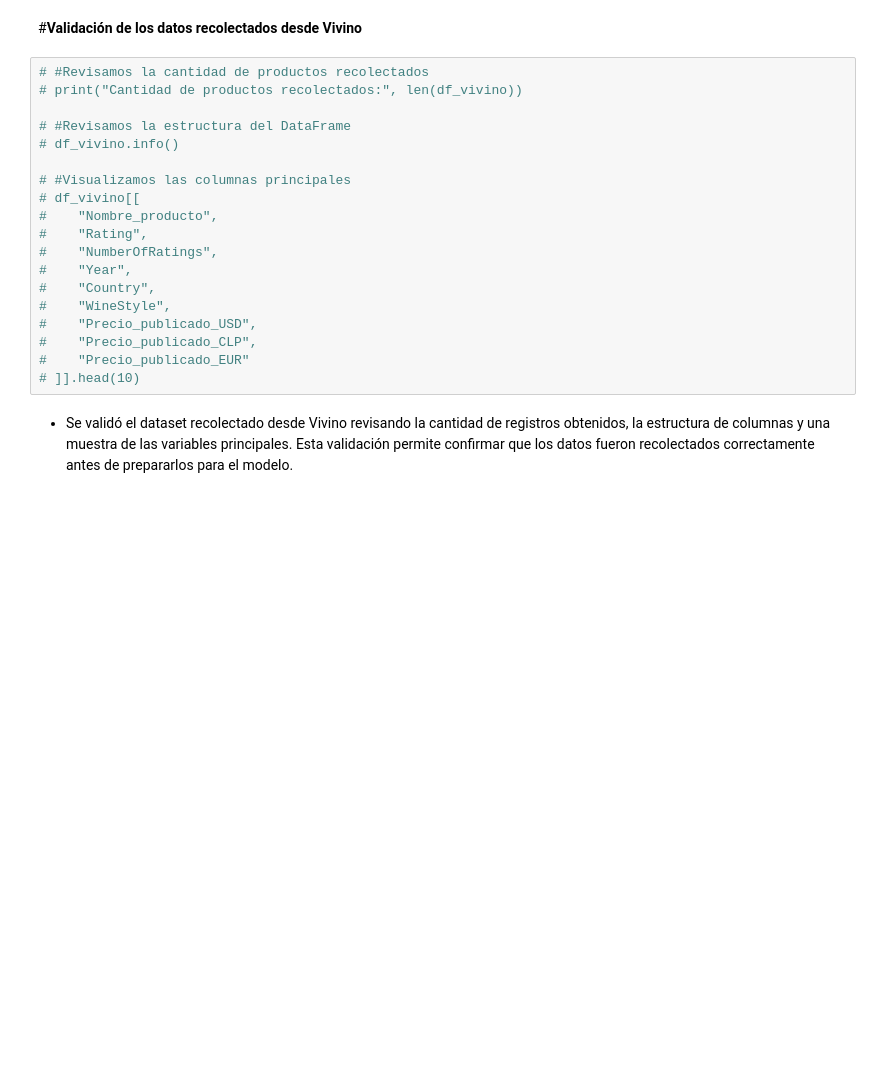
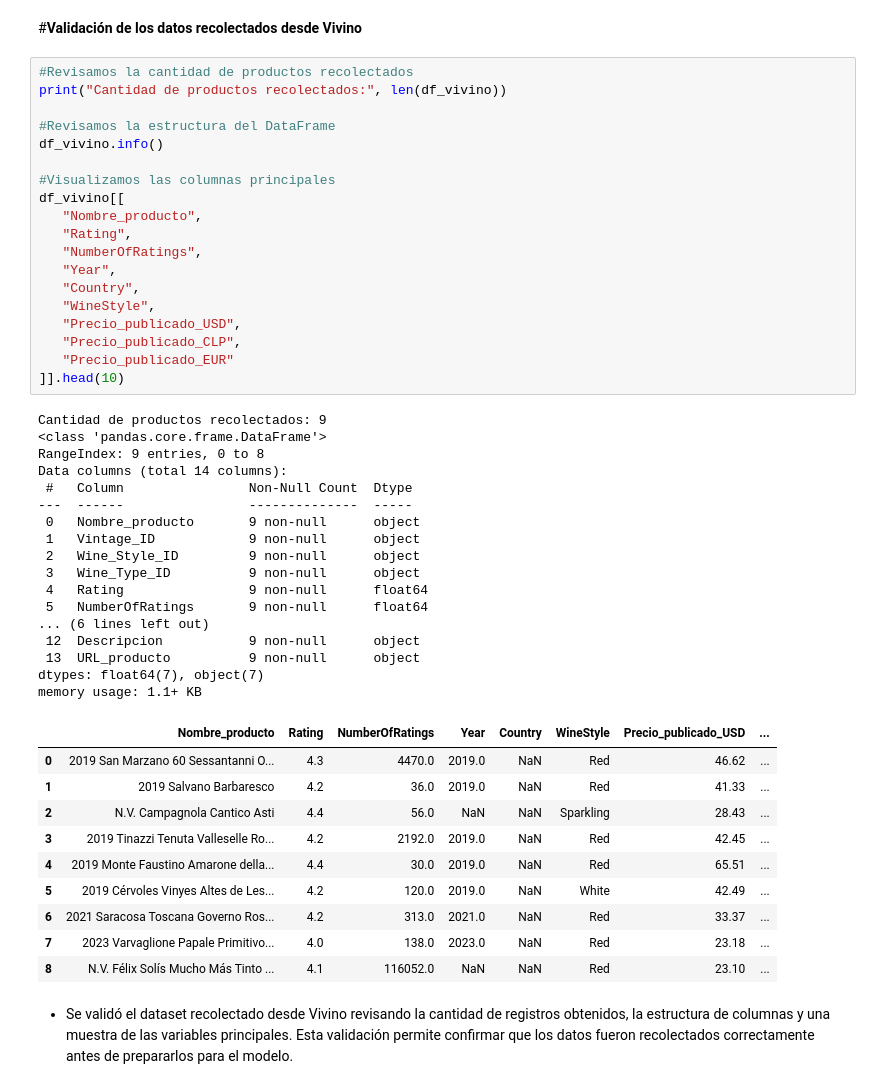
Before and after one commit to Danae-Munoz/Analisis_Data_Mineria-de-datos, a Jupyter notebook: Evaluación_3_Copia_Danae_Muñoz.ipynb, the cells around one changed output. Drawn from its saved outputs; the diff is of its cells as text; blank space fills up the shorter version.

```diff
--- a/Evaluación_3_Copia_Danae_Muñoz.ipynb
+++ b/Evaluación_3_Copia_Danae_Muñoz.ipynb
@@ -1215,24 +843,52 @@ Total de productos recolectados desde Vivino: 10
 # %% [markdown]
 #**Validación de los datos recolectados desde Vivino**
 # %%
-# #Revisamos la cantidad de productos recolectados
-# print("Cantidad de productos recolectados:", len(df_vivino))
+#Revisamos la cantidad de productos recolectados
+print("Cantidad de productos recolectados:", len(df_vivino))
 
-# #Revisamos la estructura del DataFrame
-# df_vivino.info()
+#Revisamos la estructura del DataFrame
+df_vivino.info()
 
-# #Visualizamos las columnas principales
-# df_vivino[[
-#    "Nombre_producto",
-#    "Rating",
-#    "NumberOfRatings",
-#    "Year",
-#    "Country",
-#    "WineStyle",
-#    "Precio_publicado_USD",
-#    "Precio_publicado_CLP",
-#    "Precio_publicado_EUR"
-# ]].head(10)
+#Visualizamos las columnas principales
+df_vivino[[
+   "Nombre_producto",
+   "Rating",
+   "NumberOfRatings",
+   "Year",
+   "Country",
+   "WineStyle",
+   "Precio_publicado_USD",
+   "Precio_publicado_CLP",
+   "Precio_publicado_EUR"
+]].head(10)
+# %% [output]
+Cantidad de productos recolectados: 9
+<class 'pandas.core.frame.DataFrame'>
+RangeIndex: 9 entries, 0 to 8
+Data columns (total 14 columns):
+ #   Column                Non-Null Count  Dtype
+---  ------                --------------  -----
+ 0   Nombre_producto       9 non-null      object
+ 1   Vintage_ID            9 non-null      object
+ 2   Wine_Style_ID         9 non-null      object
+ 3   Wine_Type_ID          9 non-null      object
+ 4   Rating                9 non-null      float64
+ 5   NumberOfRatings       9 non-null      float64
+... (6 lines left out)
+ 12  Descripcion           9 non-null      object
+ 13  URL_producto          9 non-null      object
+dtypes: float64(7), object(7)
+memory usage: 1.1+ KB
+|  | Nombre_producto | Rating | NumberOfRatings | Year | Country | WineStyle | Precio_publicado_USD | ... |
+| 0 | 2019 San Marzano 60 Sessantanni O... | 4.3 | 4470.0 | 2019.0 | NaN | Red | 46.62 | ... |
+| 1 | 2019 Salvano Barbaresco | 4.2 | 36.0 | 2019.0 | NaN | Red | 41.33 | ... |
+| 2 | N.V. Campagnola Cantico Asti | 4.4 | 56.0 | NaN | NaN | Sparkling | 28.43 | ... |
+| 3 | 2019 Tinazzi Tenuta Valleselle Ro... | 4.2 | 2192.0 | 2019.0 | NaN | Red | 42.45 | ... |
+| 4 | 2019 Monte Faustino Amarone della... | 4.4 | 30.0 | 2019.0 | NaN | Red | 65.51 | ... |
+| 5 | 2019 Cérvoles Vinyes Altes de Les... | 4.2 | 120.0 | 2019.0 | NaN | White | 42.49 | ... |
+| 6 | 2021 Saracosa Toscana Governo Ros... | 4.2 | 313.0 | 2021.0 | NaN | Red | 33.37 | ... |
+| 7 | 2023 Varvaglione Papale Primitivo... | 4.0 | 138.0 | 2023.0 | NaN | Red | 23.18 | ... |
+| 8 | N.V. Félix Solís Mucho Más Tinto ... | 4.1 | 116052.0 | NaN | NaN | Red | 23.10 | ... |
 # %% [markdown]
 * Se validó el dataset recolectado desde Vivino revisando la cantidad de registros obtenidos, la estructura de columnas y una muestra de las variables principales. Esta validación permite confirmar que los datos fueron recolectados correctamente antes de prepararlos para el modelo.
 # %% [markdown]
```
Also changed, not shown: parts of 36 cells of this notebook.
